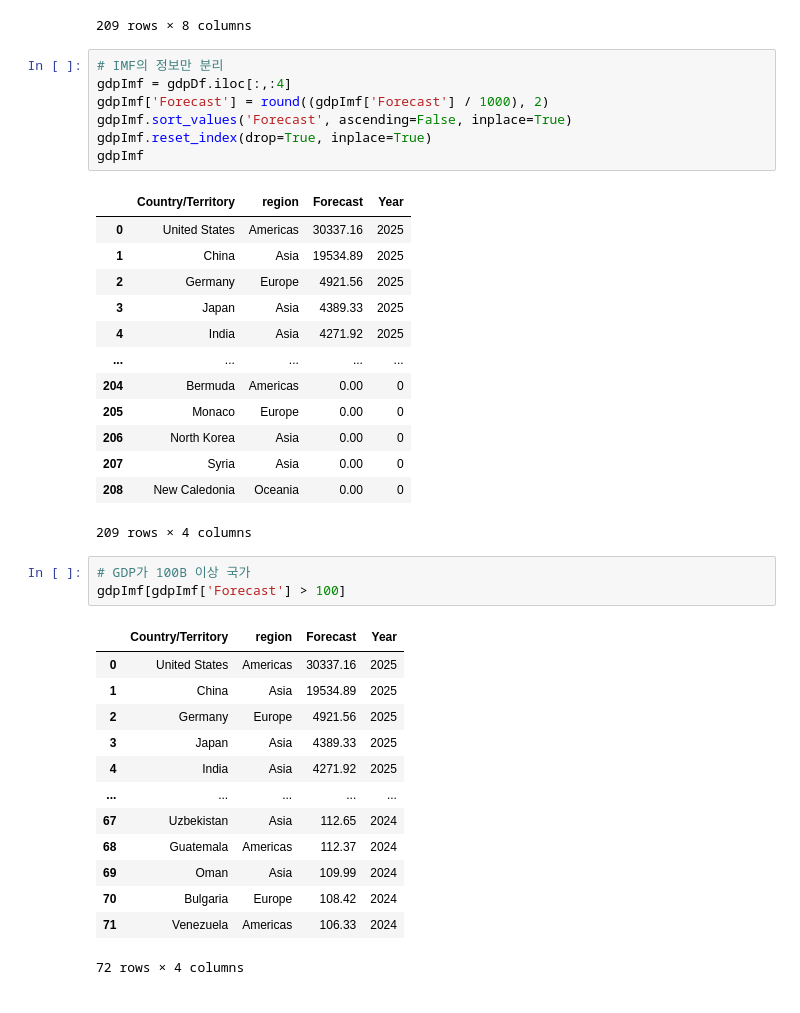
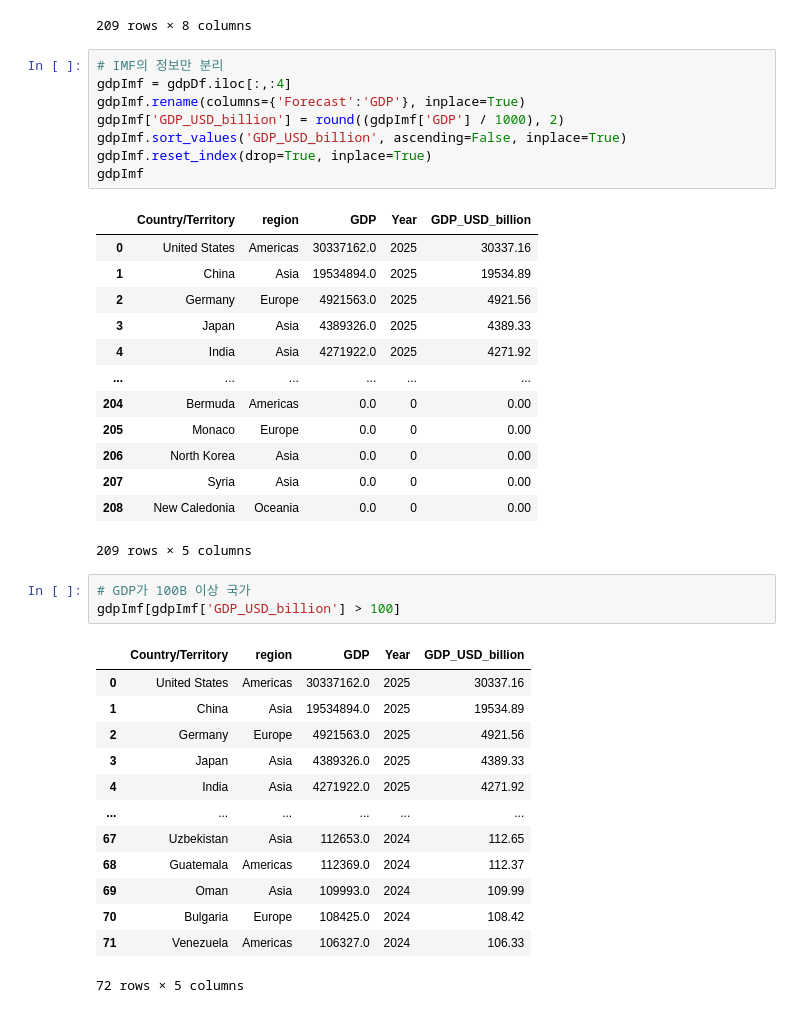
Before and after one commit to cleonno3o/Softeer-Wiki, a Jupyter notebook: W1/M3/m3.ipynb, the cells around one changed output. Drawn from its saved outputs; the diff is of its cells as text.

```diff
--- a/W1/M3/m3.ipynb
+++ b/W1/M3/m3.ipynb
@@ -109,41 +144,42 @@ gdpDf
 # %%
 # IMF의 정보만 분리
 gdpImf = gdpDf.iloc[:,:4]
-gdpImf['Forecast'] = round((gdpImf['Forecast'] / 1000), 2)
-gdpImf.sort_values('Forecast', ascending=False, inplace=True)
+gdpImf.rename(columns={'Forecast':'GDP'}, inplace=True)
+gdpImf['GDP_USD_billion'] = round((gdpImf['GDP'] / 1000), 2)
+gdpImf.sort_values('GDP_USD_billion', ascending=False, inplace=True)
 gdpImf.reset_index(drop=True, inplace=True)
 gdpImf
 # %% [output]
-|  | Country/Territory | region | Forecast | Year |
-| 0 | United States | Americas | 30337.16 | 2025 |
-| 1 | China | Asia | 19534.89 | 2025 |
-| 2 | Germany | Europe | 4921.56 | 2025 |
-| 3 | Japan | Asia | 4389.33 | 2025 |
-| 4 | India | Asia | 4271.92 | 2025 |
-| ... | ... | ... | ... | ... |
-| 204 | Bermuda | Americas | 0.00 | 0 |
-| 205 | Monaco | Europe | 0.00 | 0 |
-| 206 | North Korea | Asia | 0.00 | 0 |
-| 207 | Syria | Asia | 0.00 | 0 |
-| 208 | New Caledonia | Oceania | 0.00 | 0 |
+|  | Country/Territory | region | GDP | Year | GDP_USD_billion |
+| 0 | United States | Americas | 30337162.0 | 2025 | 30337.16 |
+| 1 | China | Asia | 19534894.0 | 2025 | 19534.89 |
+| 2 | Germany | Europe | 4921563.0 | 2025 | 4921.56 |
+| 3 | Japan | Asia | 4389326.0 | 2025 | 4389.33 |
+| 4 | India | Asia | 4271922.0 | 2025 | 4271.92 |
+| ... | ... | ... | ... | ... | ... |
+| 204 | Bermuda | Americas | 0.0 | 0 | 0.00 |
+| 205 | Monaco | Europe | 0.0 | 0 | 0.00 |
+| 206 | North Korea | Asia | 0.0 | 0 | 0.00 |
+| 207 | Syria | Asia | 0.0 | 0 | 0.00 |
+| 208 | New Caledonia | Oceania | 0.0 | 0 | 0.00 |
-209 rows × 4 columns
+209 rows × 5 columns
 # %%
 # GDP가 100B 이상 국가
-gdpImf[gdpImf['Forecast'] > 100]
+gdpImf[gdpImf['GDP_USD_billion'] > 100]
 # %% [output]
-|  | Country/Territory | region | Forecast | Year |
-| 0 | United States | Americas | 30337.16 | 2025 |
-| 1 | China | Asia | 19534.89 | 2025 |
-| 2 | Germany | Europe | 4921.56 | 2025 |
-| 3 | Japan | Asia | 4389.33 | 2025 |
-| 4 | India | Asia | 4271.92 | 2025 |
-| ... | ... | ... | ... | ... |
-| 67 | Uzbekistan | Asia | 112.65 | 2024 |
-| 68 | Guatemala | Americas | 112.37 | 2024 |
-| 69 | Oman | Asia | 109.99 | 2024 |
-| 70 | Bulgaria | Europe | 108.42 | 2024 |
-| 71 | Venezuela | Americas | 106.33 | 2024 |
+|  | Country/Territory | region | GDP | Year | GDP_USD_billion |
+| 0 | United States | Americas | 30337162.0 | 2025 | 30337.16 |
+| 1 | China | Asia | 19534894.0 | 2025 | 19534.89 |
+| 2 | Germany | Europe | 4921563.0 | 2025 | 4921.56 |
+| 3 | Japan | Asia | 4389326.0 | 2025 | 4389.33 |
+| 4 | India | Asia | 4271922.0 | 2025 | 4271.92 |
+| ... | ... | ... | ... | ... | ... |
+| 67 | Uzbekistan | Asia | 112653.0 | 2024 | 112.65 |
+| 68 | Guatemala | Americas | 112369.0 | 2024 | 112.37 |
+| 69 | Oman | Asia | 109993.0 | 2024 | 109.99 |
+| 70 | Bulgaria | Europe | 108425.0 | 2024 | 108.42 |
+| 71 | Venezuela | Americas | 106327.0 | 2024 | 106.33 |
-72 rows × 4 columns
+72 rows × 5 columns
 # %%
 # 각 Region 별 상위 5개국 평균 GDP
 gdpImfGrouped = gdpImf.set_index(['region'])
```
Also changed, not shown: parts of 7 cells of this notebook, 2 other files.
